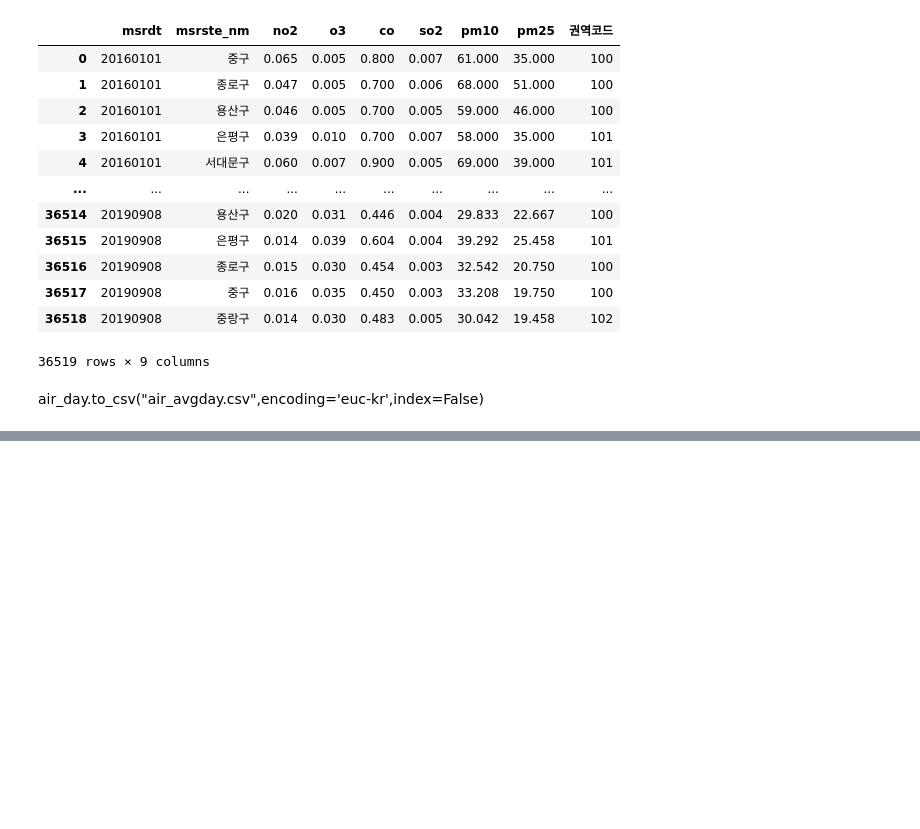
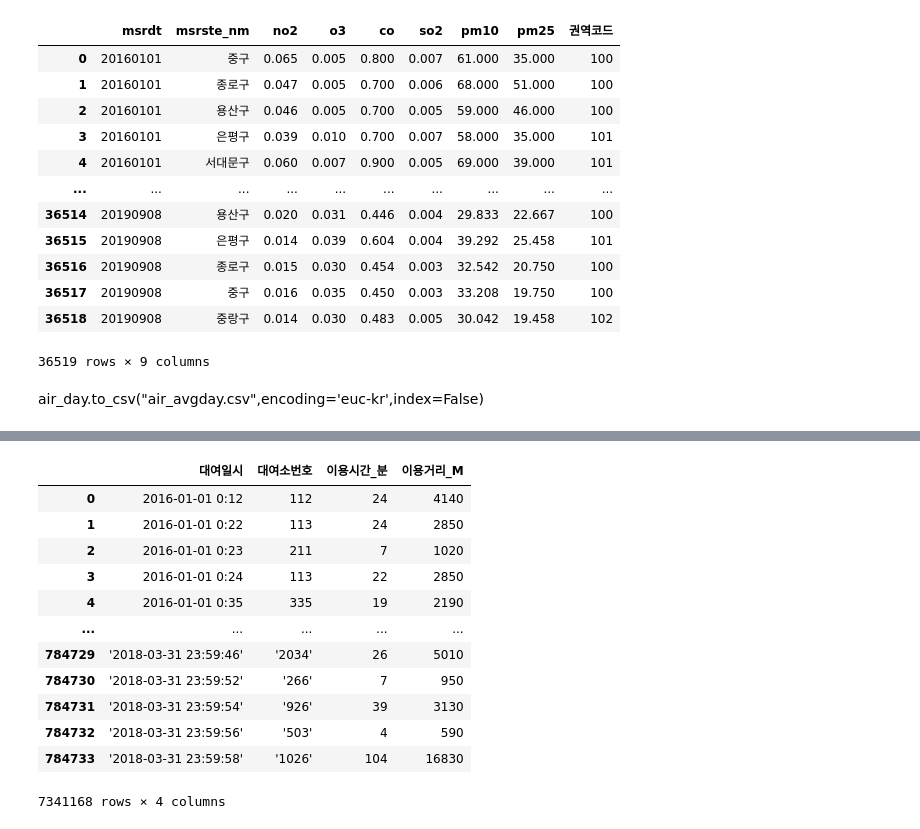
Before and after one commit to Seoheesu1/Regression, a Jupyter notebook: Preprocessing.ipynb, the cells around one changed output, grey strips where cells are left out. Saved outputs shown, nothing was run; the diff lists cells and outputs as text; code cells hidden in the pictures; blank space fills up the shorter version.

```diff
--- a/Preprocessing.ipynb
+++ b/Preprocessing.ipynb
@@ -1099,0 +1119,2 @@ air_day.to_csv("air_avgday.csv",encoding='euc-kr',index=False)
+# %%
+bike_data=pd.DataFrame(pd.read_csv(filenames[4],encoding='euc-kr',thousands = ','))
@@ -1099,0 +1125,3 @@ air_day.to_csv("air_avgday.csv",encoding='euc-kr',index=False)
+# %%
+path ='C:/Code/regression/따릉이'
+filenames = glob.glob(path + "/서울특별시*.csv")
@@ -1099,0 +1132,15 @@ air_day.to_csv("air_avgday.csv",encoding='euc-kr',index=False)
+# %%
+bike1=pd.DataFrame()
+bike2=pd.DataFrame()
+bike3=pd.DataFrame()
+bike4=pd.DataFrame()
+# %%
+a1=0
+for i in range(0,11):
+    bike_data=pd.DataFrame(pd.read_csv(filenames[i],encoding='euc-kr',thousands = ','))
+    a1+=len(bike_data)
+    print(filenames[i],i,a1)
+    print(bike_data.columns[[1,2,9,10]])
+    bike_data=bike_data.iloc[:,[1,2,9,10]]
+    bike_data.columns=['대여일시','대여소번호','이용시간_분', '이용거리_M']
+    bike1=pd.concat([bike1,bike_data])
@@ -1099,0 +1165,16 @@ air_day.to_csv("air_avgday.csv",encoding='euc-kr',index=False)
+# %%
+bike1
+# %% [output]
+|  | 대여일시 | 대여소번호 | 이용시간_분 | 이용거리_M |
+| 0 | 2016-01-01 0:12 | 112 | 24 | 4140 |
+| 1 | 2016-01-01 0:22 | 113 | 24 | 2850 |
+| 2 | 2016-01-01 0:23 | 211 | 7 | 1020 |
+| 3 | 2016-01-01 0:24 | 113 | 22 | 2850 |
+| 4 | 2016-01-01 0:35 | 335 | 19 | 2190 |
+| ... | ... | ... | ... | ... |
+| 784729 | '2018-03-31 23:59:46' | '2034' | 26 | 5010 |
+| 784730 | '2018-03-31 23:59:52' | '266' | 7 | 950 |
+| 784731 | '2018-03-31 23:59:54' | '926' | 39 | 3130 |
+| 784732 | '2018-03-31 23:59:56' | '503' | 4 | 590 |
+| 784733 | '2018-03-31 23:59:58' | '1026' | 104 | 16830 |
+7341168 rows × 4 columns
```
Also changed, not shown: parts of 62 cells of this notebook.
